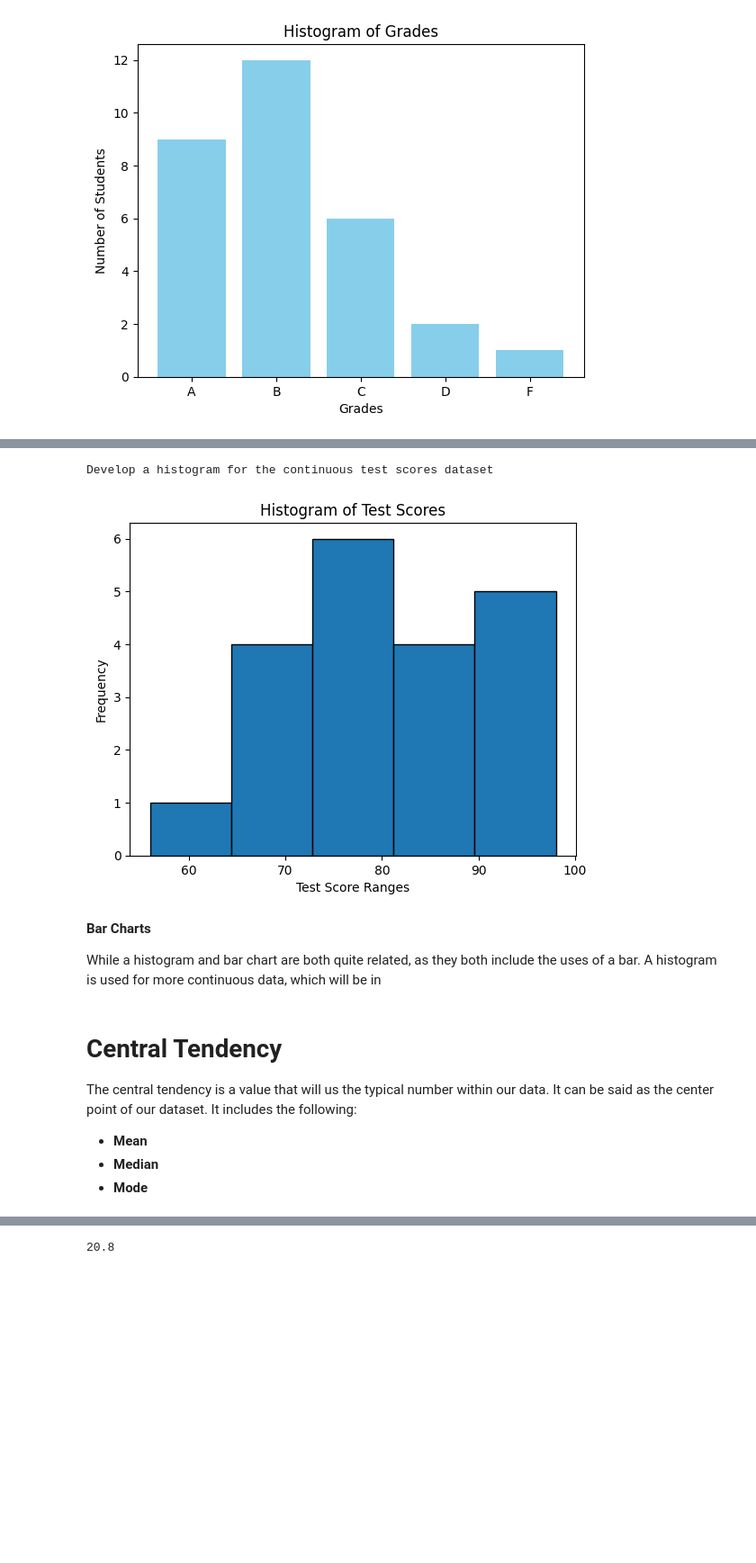
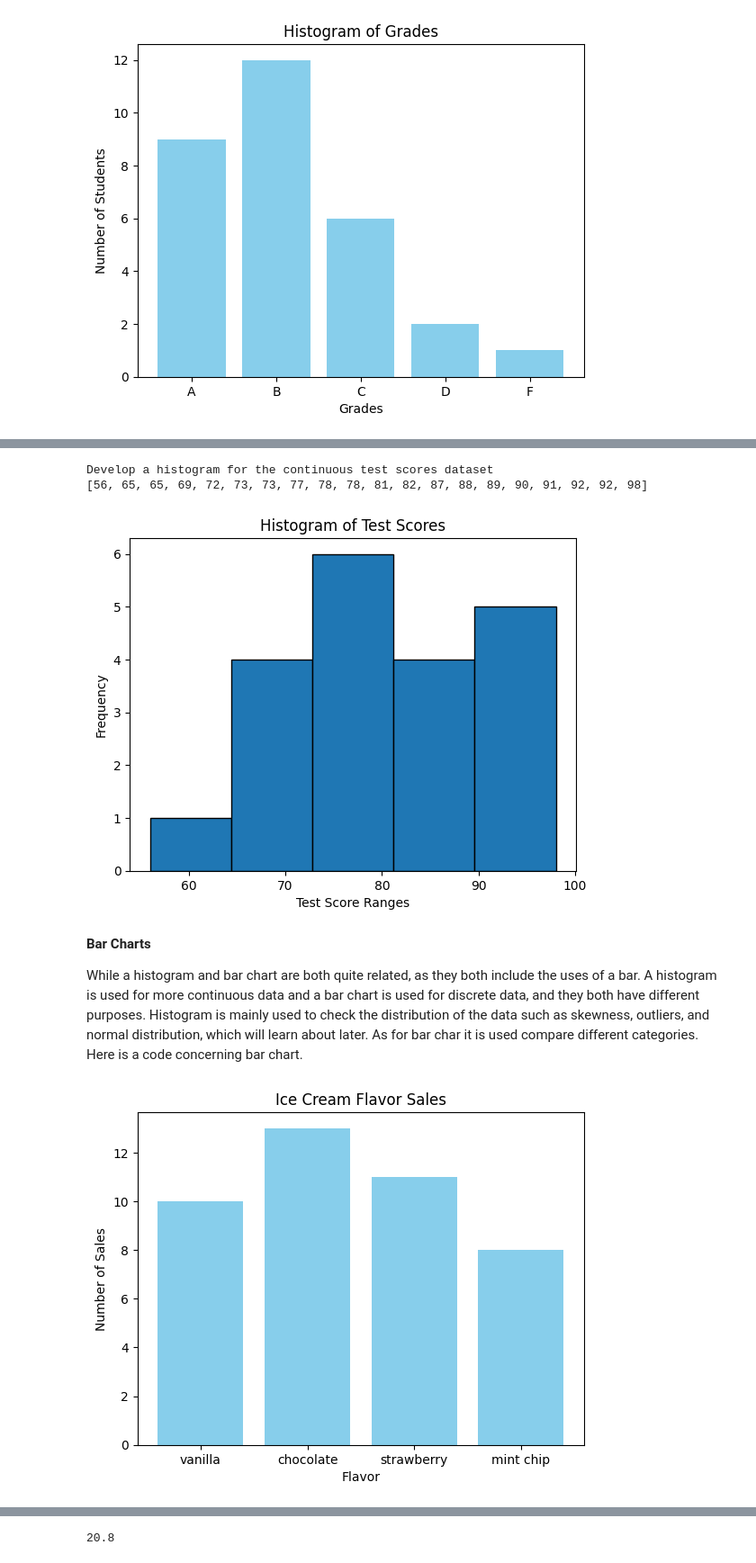
Before and after one commit to KingHikarii/Project-of-Statistical-Analysis, a Jupyter notebook: Project_of_Statistical_Analysis.ipynb, the cells around one changed output, grey strips where cells are left out. Shown at 90% size. Saved outputs shown, nothing was run; the diff lists cells and outputs as text; code cells hidden in the pictures; blank space fills up the shorter version.

```diff
--- a/Project_of_Statistical_Analysis.ipynb
+++ b/Project_of_Statistical_Analysis.ipynb
@@ -99,6 +101,8 @@ import matplotlib.pyplot as plt
 
 # Continuous test scores
 test_scores = [56, 73, 89, 92, 65, 77, 81, 65, 98, 73, 87, 92, 90, 78, 82, 69, 72, 88, 91, 78]
+sorted_scores = sorted(test_scores)
+print(sorted_scores)
 
 # Create a histogram with bins representing ranges of test scores
 plt.hist(test_scores, bins=5, edgecolor='black')  # 5 bins: 0-20, 21-40, 41-60, etc.
@@ -112,16 +116,32 @@ plt.title('Histogram of Test Scores')
 plt.show()
 # %% [output]
 Develop a histogram for the continuous test scores dataset
+[56, 65, 65, 69, 72, 73, 73, 77, 78, 78, 81, 82, 87, 88, 89, 90, 91, 92, 92, 98]
 [figure]
 # %% [markdown]
 **Bar Charts**
 
-While a histogram and bar chart are both quite related, as they both include the uses of a bar. A histogram is used for more continuous data, which will be in
+While a histogram and bar chart are both quite related, as they both include the uses of a bar. A histogram is used for more continuous data and a bar chart is used for discrete data, and they both have different purposes. Histogram is mainly used to check the distribution of the data such as skewness, outliers, and normal distribution, which will learn about later. As for bar char it is used compare different categories. Here is a code concerning bar chart.
-# %% [markdown]
-# Central Tendency
-
-The central tendency is a value that will us the typical number within our data. It can be said as the center point of our dataset. It includes the following:
-
-*   **Mean**
-*   **Median**
-*   **Mode**
+# %%
+icecream_flavor = {'vanilla': 10, 'chocolate':13, 'strawberry': 11, 'mint chip': 8}
+
+import matplotlib.pyplot as plt
+
+# Given dictionary
+icecream_flavor = {'vanilla': 10, 'chocolate': 13, 'strawberry': 11, 'mint chip': 8}
+
+# Extract keys and values
+flavors = list(icecream_flavor.keys())
+frequencies = list(icecream_flavor.values())
+
+# Create a bar chart using the data
+plt.bar(flavors, frequencies, color = 'skyblue')
+
+plt.xlabel('Flavor')
+plt.ylabel('Number of Sales')
+plt.title('Ice Cream Flavor Sales')
+
+# Show the plot
+plt.show()
+# %% [output]
+[figure, added]
```
Also changed, not shown: parts of 8 cells of this notebook.
